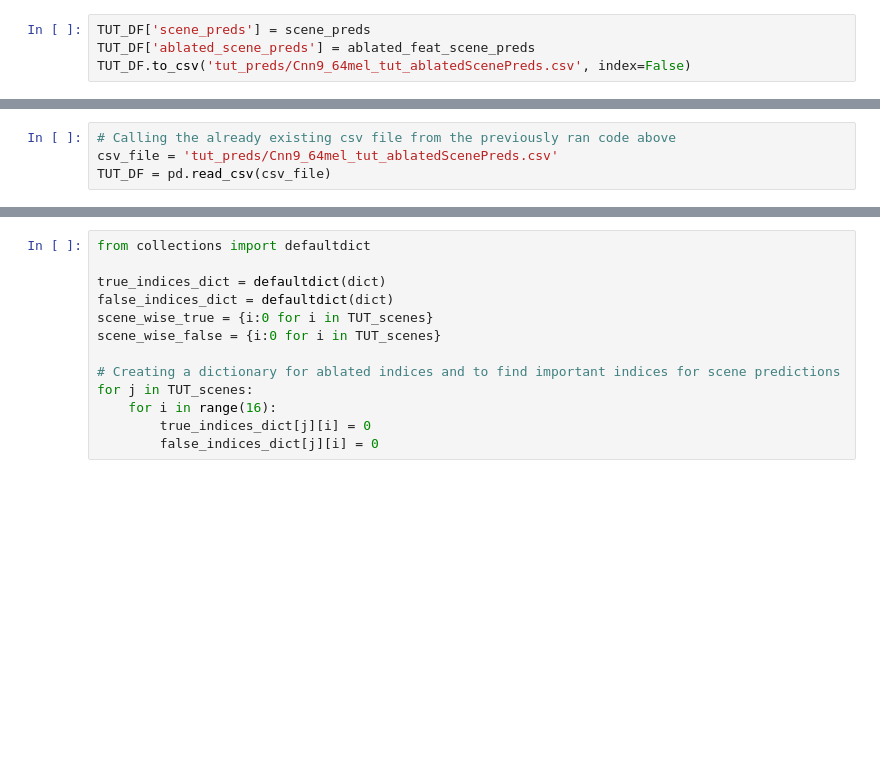
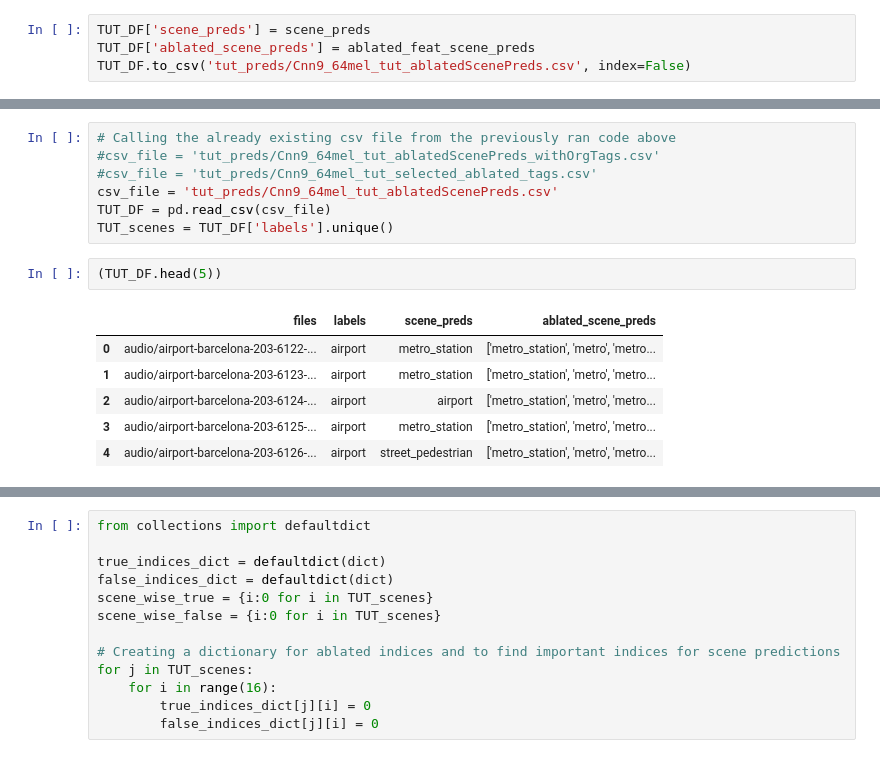
Before and after one commit to darshitttt/Scene_X_Events, a Jupyter notebook: proper_FeatAblation.ipynb, the cells around one changed output, grey strips where cells are left out. Drawn from its saved outputs; the diff is of its cells as text; blank space fills up the shorter version.

```diff
--- a/proper_FeatAblation.ipynb
+++ b/proper_FeatAblation.ipynb
@@ -104,4 +159,16 @@ TUT_DF.to_csv('tut_preds/Cnn9_64mel_tut_ablatedScenePreds.csv', index=False)
 # %%
 # Calling the already existing csv file from the previously ran code above
+#csv_file = 'tut_preds/Cnn9_64mel_tut_ablatedScenePreds_withOrgTags.csv'
+#csv_file = 'tut_preds/Cnn9_64mel_tut_selected_ablated_tags.csv'
 csv_file = 'tut_preds/Cnn9_64mel_tut_ablatedScenePreds.csv'
 TUT_DF = pd.read_csv(csv_file)
+TUT_scenes = TUT_DF['labels'].unique()
+# %%
+(TUT_DF.head(5))
+# %% [output]
+|  | files | labels | scene_preds | ablated_scene_preds |
+| 0 | audio/airport-barcelona-203-6122-... | airport | metro_station | ['metro_station', 'metro', 'metro... |
+| 1 | audio/airport-barcelona-203-6123-... | airport | metro_station | ['metro_station', 'metro', 'metro... |
+| 2 | audio/airport-barcelona-203-6124-... | airport | airport | ['metro_station', 'metro', 'metro... |
+| 3 | audio/airport-barcelona-203-6125-... | airport | metro_station | ['metro_station', 'metro', 'metro... |
+| 4 | audio/airport-barcelona-203-6126-... | airport | street_pedestrian | ['metro_station', 'metro', 'metro... |
```
Also changed, not shown: parts of 14 cells of this notebook, 1 other file.
